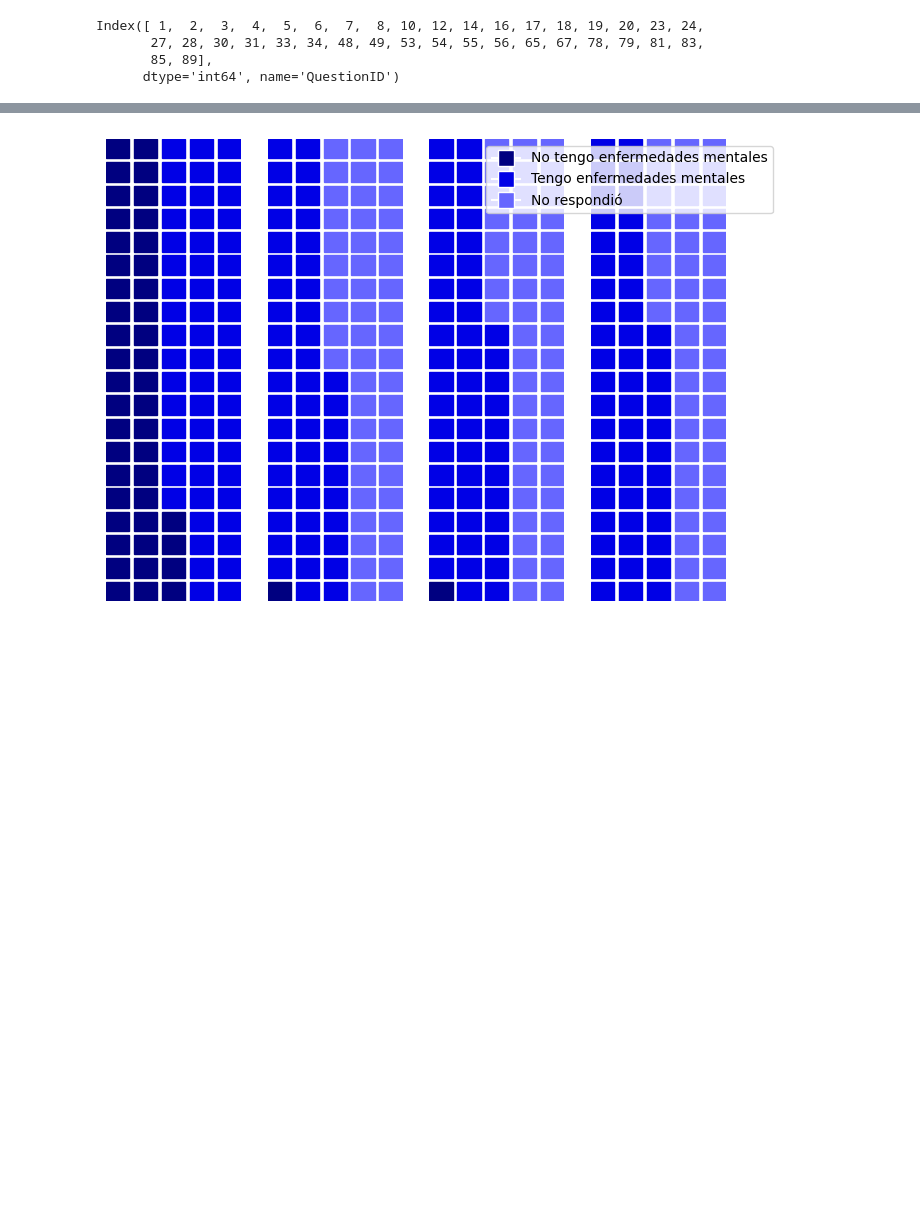
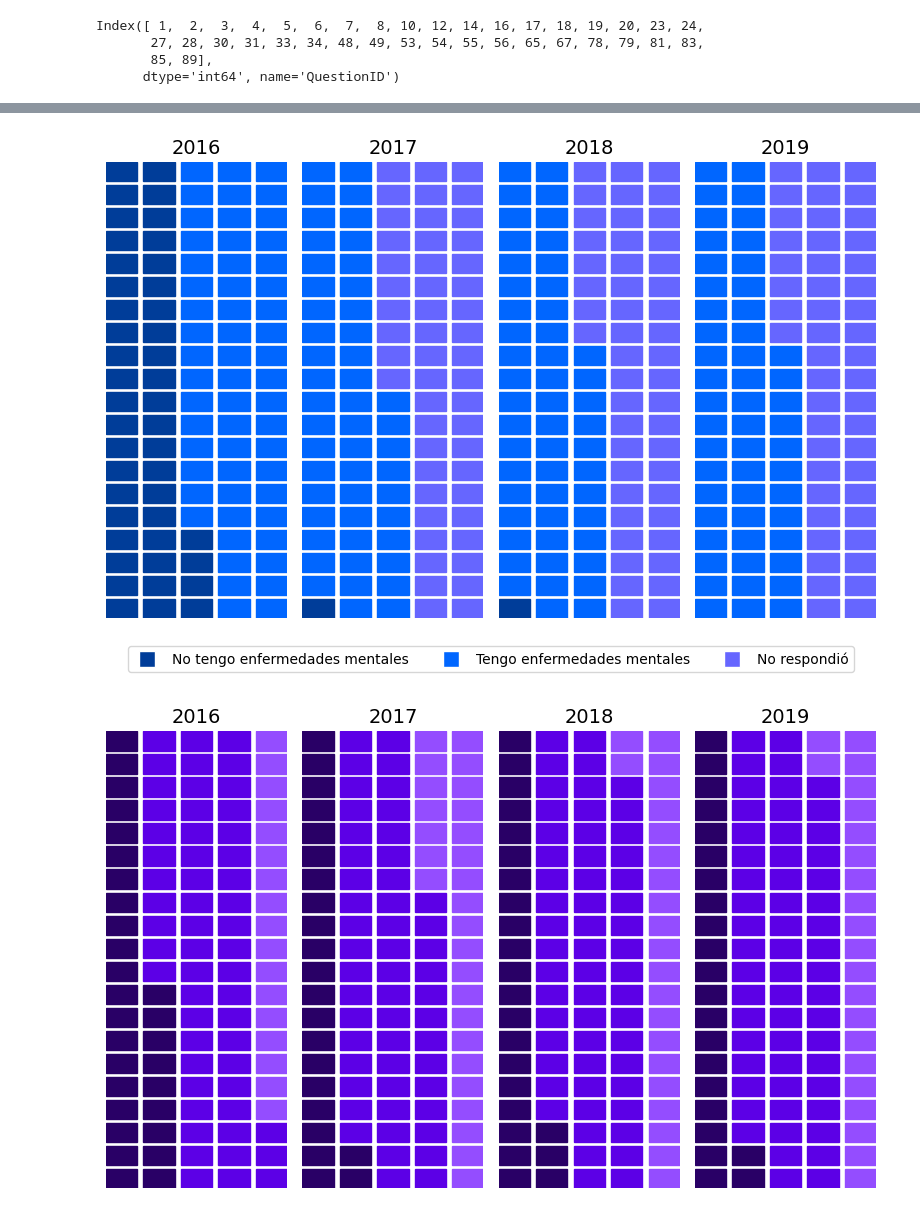
Before and after one commit to Marizaf23/Analisis-Estadistico-Beisbol, a Jupyter notebook: CONEXION-DATAFRAME.ipynb, the cells around one changed output, grey strips where cells are left out. Cells and saved outputs as stored; diff of their text form; code cells hidden in the pictures; blank space fills up the shorter version.

```diff
--- a/CONEXION-DATAFRAME.ipynb
+++ b/CONEXION-DATAFRAME.ipynb
@@ -606,50 +542,95 @@ plt.show()
 # %%
-import matplotlib.pyplot as plt
-from pywaffle import Waffle
-import pandas as pd
+#Gráfica de Enfermedades Mentales General (Jupyter)
 
-data = {
+data_total1 = {
     2016: [366, 473, 0],
     2017: [4, 244, 249],
     2018: [2, 159, 151],
     2019: [1, 106, 97],
 
 }
 
-df = pd.DataFrame(data,
+df_total1 = pd.DataFrame(data_total1,
                   index=['No tengo enfermedades mentales', 'Tengo enfermedades mentales', 'No respondió'])
 
-number_of_bars = len(df.columns)
+number_of_bars = len(df_total1.columns)
 
 # Init the whole figure and axes
-fig, axs = plt.subplots(nrows=1,
+fig_total1, axs = plt.subplots(nrows=1,
                         ncols=number_of_bars,
                         figsize=(8,6),)
 
 # Define the colors
-colors = ['#000080', '#0000e6', '#6666ff']  # different shades of blue
+colors = ['#003d99', '#0066ff', '#6666ff']
 
 # Iterate over each bar and create it
 for i,ax in enumerate(axs):
 
-    col_name = df.columns[i]
-    values = df[col_name]  # values from the i-th column
+    col_name = df_total1.columns[i]
+    values = df_total1[col_name]
 
     Waffle.make_waffle(
-        ax=ax,  # pass axis to make_waffle
+        ax=ax,
         rows=20,
         columns=5,
         values=values,
-        colors=colors  # pass the colors
+        colors=colors
     )
 
-# Create a legend
+    ax.set_title(str(col_name), fontsize=14)
+
 legend_handles = [plt.Line2D([0], [0], marker='s', color='w', label='No tengo enfermedades mentales', markerfacecolor=colors[0], markersize=12),
                   plt.Line2D([0], [0], marker='s', color='w', label='Tengo enfermedades mentales', markerfacecolor=colors[1], markersize=12),
                   plt.Line2D([0], [0], marker='s', color='w', label='No respondió', markerfacecolor=colors[2], markersize=12)]
 
-plt.legend(handles=legend_handles, loc='upper right', bbox_to_anchor=(1.4, 1))
+fig_total1.legend(handles=legend_handles, loc='upper center', bbox_to_anchor=(0.5, -0.01), ncol=3)
 
-plt.show()
+plt.tight_layout(rect=[0, 0, 1, 0.85])
+
+plt.show(fig_total1)
+
+#Gráfica de Antecedentes Heredofamiliares General (Jupyter)
+data_total2 = {
+    2016: [240, 453, 146 ],
+    2017: [111, 251, 135],
+    2018: [71, 172, 69],
+    2019: [44, 115, 45],
+}
+
+df_total2 = pd.DataFrame(data_total2,
+                index=['No tengo antecedentes heredofamiliares', 'Tengo antecedentes heredofamiliares', 'No conozco mis antecedentes heredofamiliares'])
+
+number_of_bars = len(df_total2.columns)
+
+fig_total1, axs = plt.subplots(nrows=1,
+                        ncols=number_of_bars,
+                        figsize=(8,6),)
+
+colors = ['#290066', '#5c00e6', '#944dff']
+
+for i,ax in enumerate(axs):
+
+    col_name = df_total2.columns[i]
+    values = df_total2[col_name]
+
+    Waffle.make_waffle(
+        ax=ax,
+        rows=20,
+        columns=5,
+        values=values,
+        colors=colors
+    )
+
+    ax.set_title(str(col_name), fontsize=14)
+
+legend_handles = [plt.Line2D([0], [0], marker='s', color='w', label='No tengo antecedentes heredofamiliares', markerfacecolor=colors[0], markersize=12),
+                plt.Line2D([0], [0], marker='s', color='w', label='Tengo antecedentes heredofamiliares', markerfacecolor=colors[1], markersize=12),
+                plt.Line2D([0], [0], marker='s', color='w', label='No conozco mis antecedentes heredofamiliares', markerfacecolor=colors[2], markersize=12)]
+
+fig_total2.legend(handles=legend_handles, loc='upper center', bbox_to_anchor=(0.5, -0.01), ncol=3)
+plt.tight_layout(rect=[0, 0, 1, 0.85])
+
+plt.show(fig_total2)
 # %% [output]
-[figure, old version]
+[figure, new version]
+[figure, added]
```
Also changed, not shown: parts of 15 cells of this notebook.
